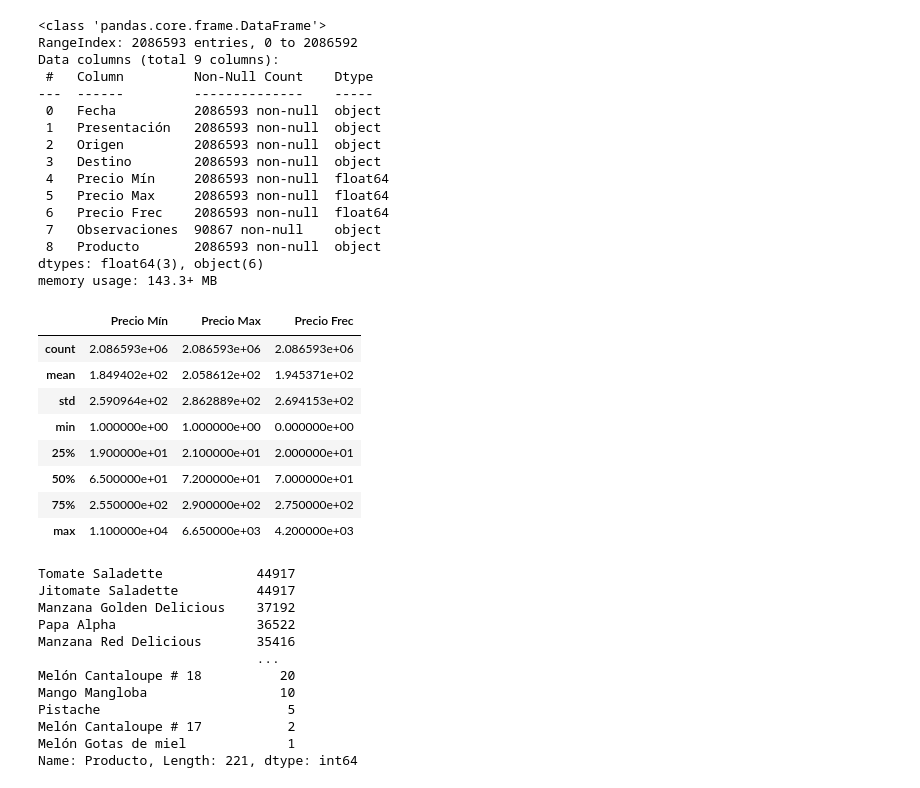
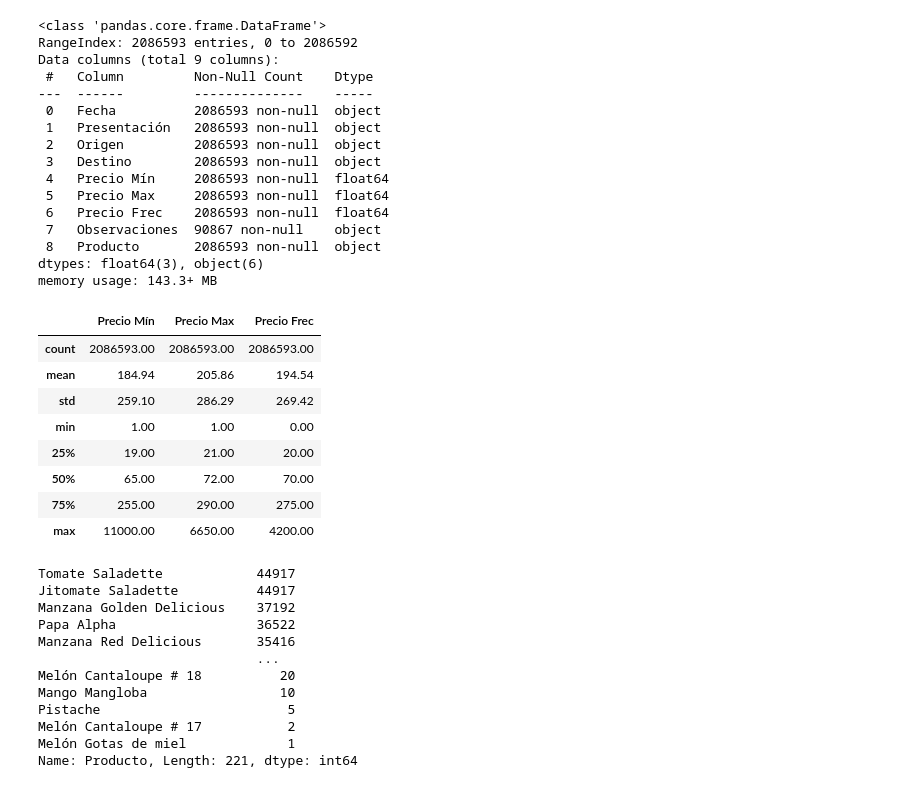
Before and after one commit to ProyectosMCD/RedBAMX, a Jupyter notebook: limpieza/limpieza_sniim.ipynb, the cells around one changed output. Cells and saved outputs as stored; diff of their text form; code cells hidden in the pictures.

```diff
--- a/limpieza/limpieza_sniim.ipynb
+++ b/limpieza/limpieza_sniim.ipynb
@@ -66,18 +68,18 @@ Data columns (total 9 columns):
  8   Producto       2086593 non-null  object
 dtypes: float64(3), object(6)
 memory usage: 143.3+ MB
-# %%
-df_sniim_fyh.describe()
-# %% [output]
-|  | Precio Mín | Precio Max | Precio Frec |
-| count | 2.086593e+06 | 2.086593e+06 | 2.086593e+06 |
-| mean | 1.849402e+02 | 2.058612e+02 | 1.945371e+02 |
-| std | 2.590964e+02 | 2.862889e+02 | 2.694153e+02 |
-| min | 1.000000e+00 | 1.000000e+00 | 0.000000e+00 |
-| 25% | 1.900000e+01 | 2.100000e+01 | 2.000000e+01 |
-| 50% | 6.500000e+01 | 7.200000e+01 | 7.000000e+01 |
-| 75% | 2.550000e+02 | 2.900000e+02 | 2.750000e+02 |
-| max | 1.100000e+04 | 6.650000e+03 | 4.200000e+03 |
+# %%
+df_sniim_fyh.describe().apply(lambda s: s.apply('{0:.2f}'.format))
+# %% [output]
+|  | Precio Mín | Precio Max | Precio Frec |
+| count | 2086593.00 | 2086593.00 | 2086593.00 |
+| mean | 184.94 | 205.86 | 194.54 |
+| std | 259.10 | 286.29 | 269.42 |
+| min | 1.00 | 1.00 | 0.00 |
+| 25% | 19.00 | 21.00 | 20.00 |
+| 50% | 65.00 | 72.00 | 70.00 |
+| 75% | 255.00 | 290.00 | 275.00 |
+| max | 11000.00 | 6650.00 | 4200.00 |
 # %%
 df_sniim_fyh['Producto'].value_counts()
 # %% [output]
```
Also changed, not shown: parts of 5 cells of this notebook.
